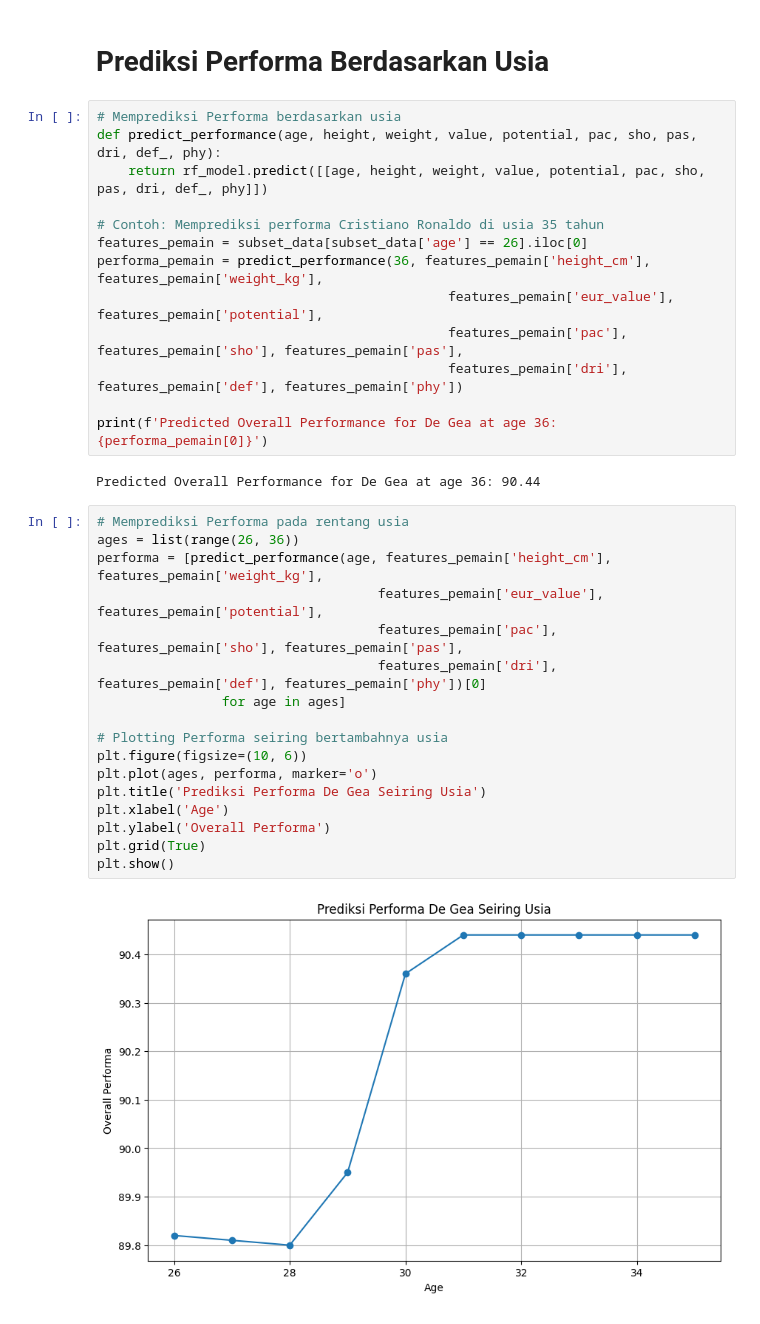
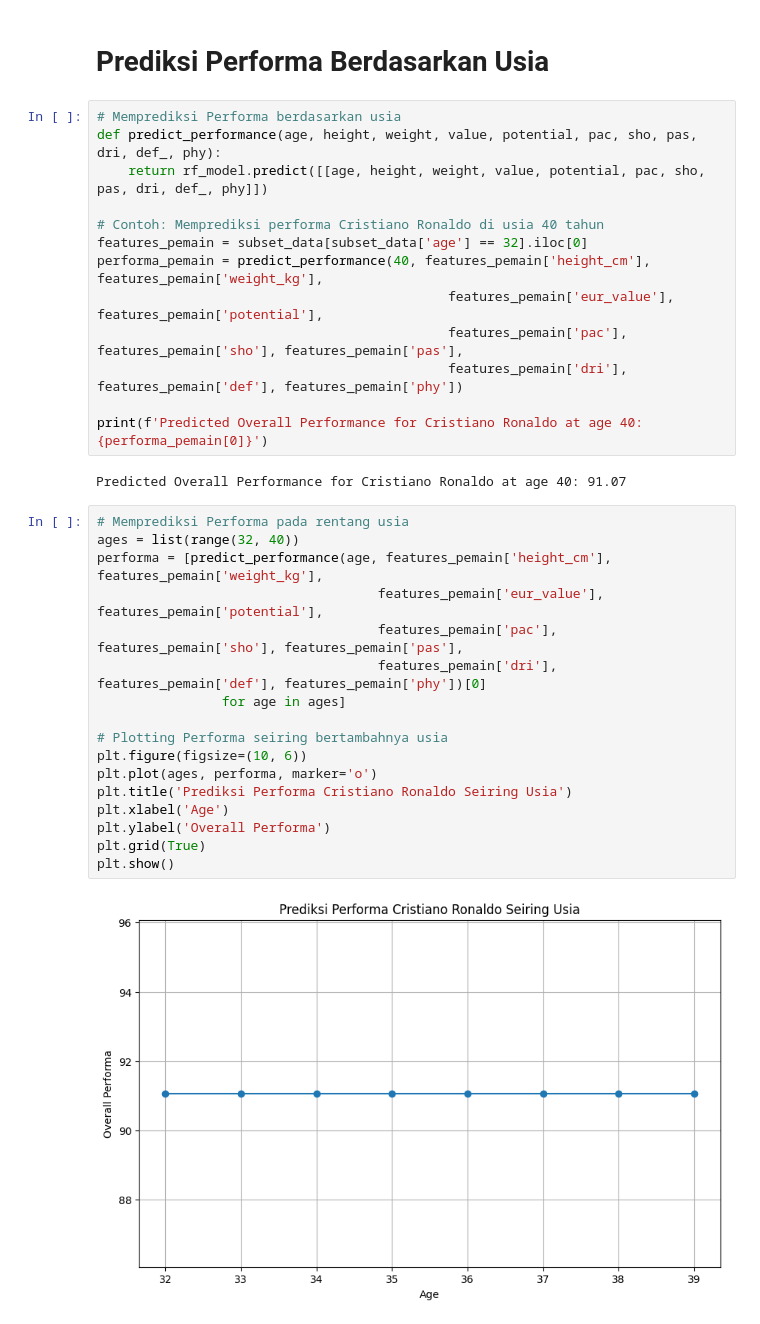
Before and after one commit to Asigen93/Kelompok-RoundTable-Prediksi-Peforma-Pemain-Sepak-Bola-Berdasarkan-Usia-Random-Forest, a Jupyter notebook: Prediksi Peforma Pemain Bola Berdasarkan Usia_Random Forest.ipynb, the cells around one changed output. Saved outputs shown, nothing was run; the diff lists cells and outputs as text.

```diff
--- a/Prediksi Peforma Pemain Bola Berdasarkan Usia_Random Forest.ipynb
+++ b/Prediksi Peforma Pemain Bola Berdasarkan Usia_Random Forest.ipynb
@@ -82,32 +82,32 @@ Mean Squared Error: 0.19351635553078855
 def predict_performance(age, height, weight, value, potential, pac, sho, pas, dri, def_, phy):
     return rf_model.predict([[age, height, weight, value, potential, pac, sho, pas, dri, def_, phy]])
 
-# Contoh: Memprediksi performa Cristiano Ronaldo di usia 35 tahun
-features_pemain = subset_data[subset_data['age'] == 26].iloc[0]
-performa_pemain = predict_performance(36, features_pemain['height_cm'], features_pemain['weight_kg'],
+# Contoh: Memprediksi performa Cristiano Ronaldo di usia 40 tahun
+features_pemain = subset_data[subset_data['age'] == 32].iloc[0]
+performa_pemain = predict_performance(40, features_pemain['height_cm'], features_pemain['weight_kg'],
                                              features_pemain['eur_value'], features_pemain['potential'],
                                              features_pemain['pac'], features_pemain['sho'], features_pemain['pas'],
                                              features_pemain['dri'], features_pemain['def'], features_pemain['phy'])
 
-print(f'Predicted Overall Performance for De Gea at age 36: {performa_pemain[0]}')
+print(f'Predicted Overall Performance for Cristiano Ronaldo at age 40: {performa_pemain[0]}')
 # %% [output]
-Predicted Overall Performance for De Gea at age 36: 90.44
+Predicted Overall Performance for Cristiano Ronaldo at age 40: 91.07
 # %%
 # Memprediksi Performa pada rentang usia
-ages = list(range(26, 36))
+ages = list(range(32, 40))
 performa = [predict_performance(age, features_pemain['height_cm'], features_pemain['weight_kg'],
                                     features_pemain['eur_value'], features_pemain['potential'],
                                     features_pemain['pac'], features_pemain['sho'], features_pemain['pas'],
                                     features_pemain['dri'], features_pemain['def'], features_pemain['phy'])[0]
                 for age in ages]
 
 # Plotting Performa seiring bertambahnya usia
 plt.figure(figsize=(10, 6))
 plt.plot(ages, performa, marker='o')
-plt.title('Prediksi Performa De Gea Seiring Usia')
+plt.title('Prediksi Performa Cristiano Ronaldo Seiring Usia')
 plt.xlabel('Age')
 plt.ylabel('Overall Performa')
 plt.grid(True)
 plt.show()
 # %% [output]
-[figure, old version]
+[figure, new version]
```
